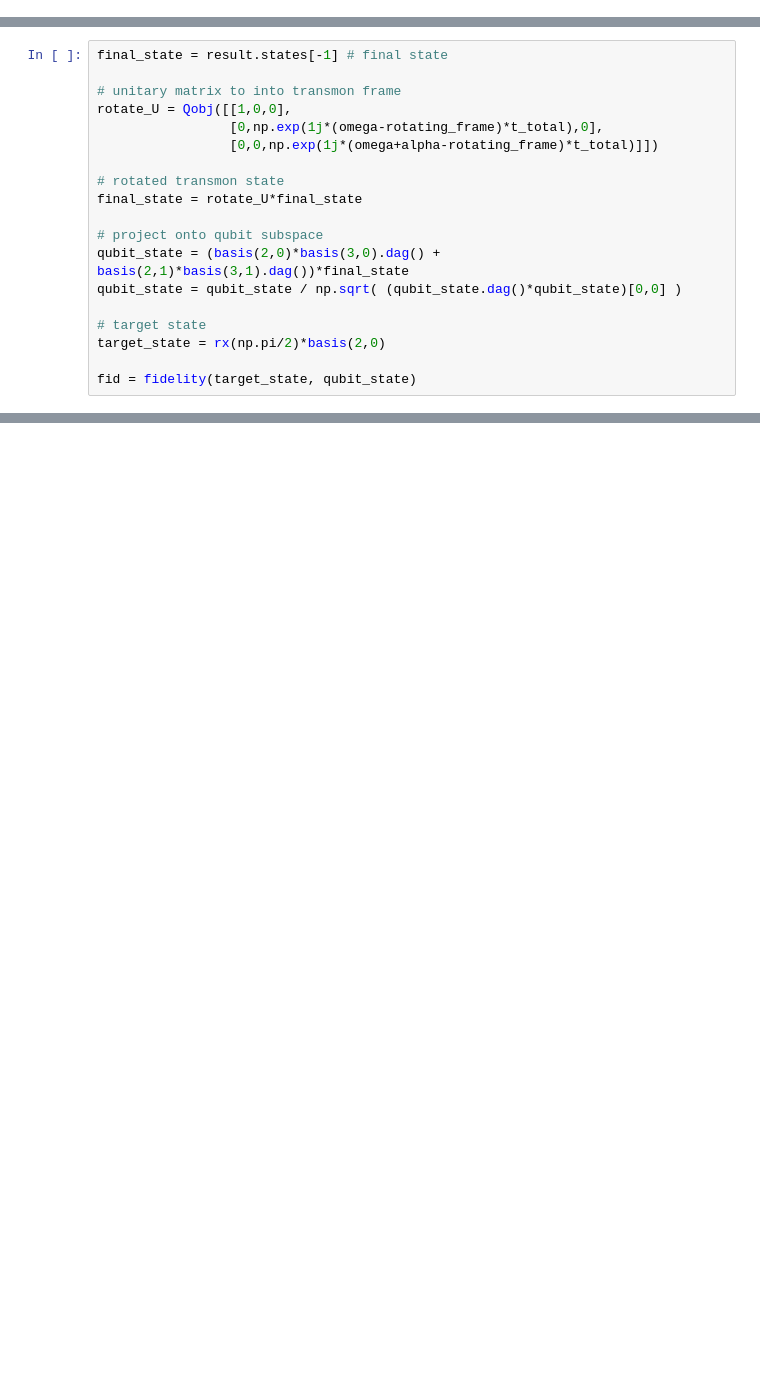
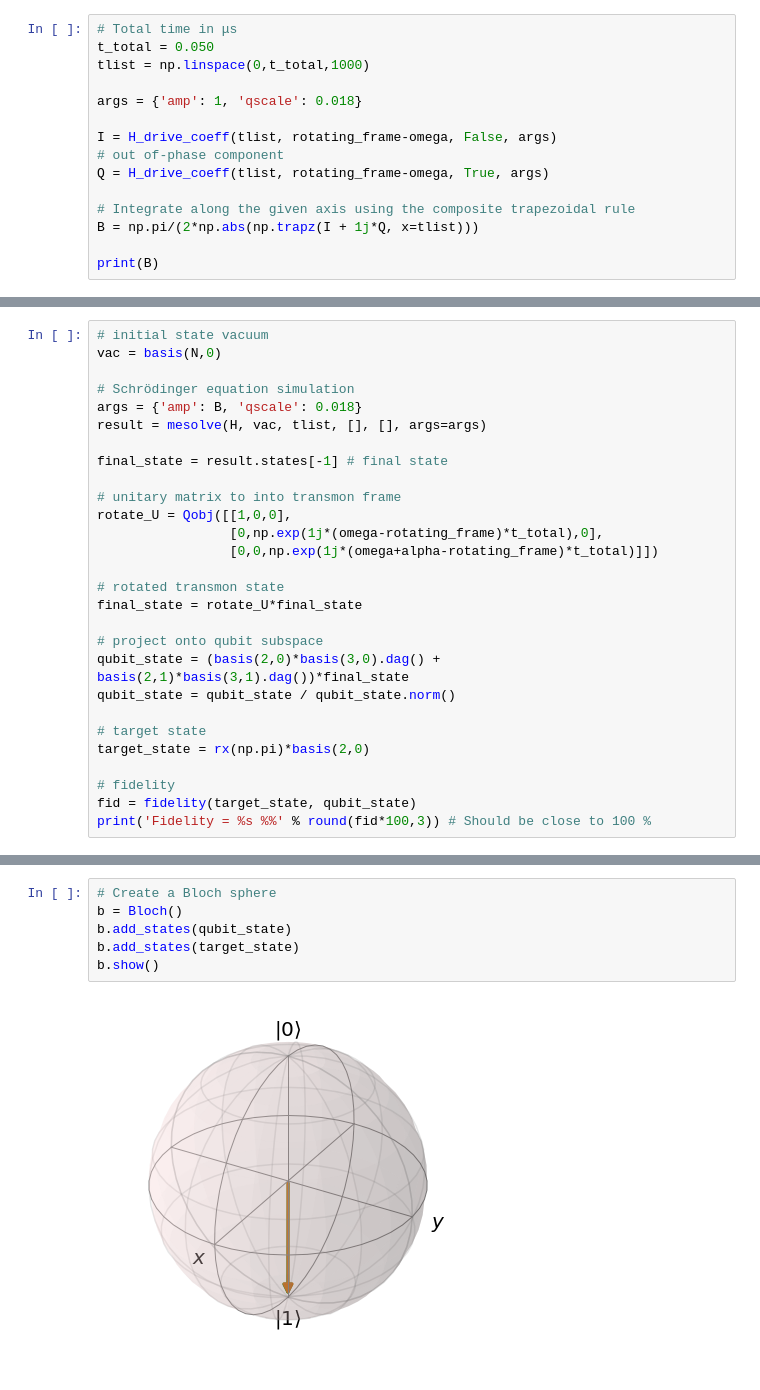
Before and after one commit to ingstra/ETH, a Jupyter notebook: Single Qubit Gate.ipynb, the cells around one changed output, grey strips where cells are left out. Cells and saved outputs as stored; diff of their text form; blank space fills up the shorter version.

Commit message:
The single qubit gate code now has 100% fidelity for a pi-pulse. Added notes on transmon driven by pulse. Added video that shows the pi-pulse.

```diff
--- a/Single Qubit Gate.ipynb
+++ b/Single Qubit Gate.ipynb
@@ -60,0 +73,15 @@ result = mesolve(H, vac, tlist, [], [], options=opt, args=args)
+# %%
+# Total time in μs
+t_total = 0.050
+tlist = np.linspace(0,t_total,1000)
+
+args = {'amp': 1, 'qscale': 0.018}
+
+I = H_drive_coeff(tlist, rotating_frame-omega, False, args)
+# out of-phase component
+Q = H_drive_coeff(tlist, rotating_frame-omega, True, args)
+
+# Integrate along the given axis using the composite trapezoidal rule
+B = np.pi/(2*np.abs(np.trapz(I + 1j*Q, x=tlist)))
+
+print(B)
@@ -61,4 +92,11 @@ result = mesolve(H, vac, tlist, [], [], options=opt, args=args)
 # %%
+# initial state vacuum
+vac = basis(N,0)
+
+# Schrödinger equation simulation
+args = {'amp': B, 'qscale': 0.018}
+result = mesolve(H, vac, tlist, [], [], args=args)
+
 final_state = result.states[-1] # final state
 
 # unitary matrix to into transmon frame
@@ -71,9 +109,11 @@ final_state = rotate_U*final_state
 
 # project onto qubit subspace
 qubit_state = (basis(2,0)*basis(3,0).dag() + basis(2,1)*basis(3,1).dag())*final_state
-qubit_state = qubit_state / np.sqrt( (qubit_state.dag()*qubit_state)[0,0] )
+qubit_state = qubit_state / qubit_state.norm()
 
 # target state
-target_state = rx(np.pi/2)*basis(2,0)
+target_state = rx(np.pi)*basis(2,0)
 
+# fidelity
 fid = fidelity(target_state, qubit_state)
+print('Fidelity = %s %%' % round(fid*100,3)) # Should be close to 100 %
@@ -79,0 +124,8 @@ fid = fidelity(target_state, qubit_state)
+# %%
+# Create a Bloch sphere
+b = Bloch()
+b.add_states(qubit_state)
+b.add_states(target_state)
+b.show()
+# %% [output]
+[figure, added]
```
Also changed, not shown: parts of 16 cells of this notebook, 2 other files.
